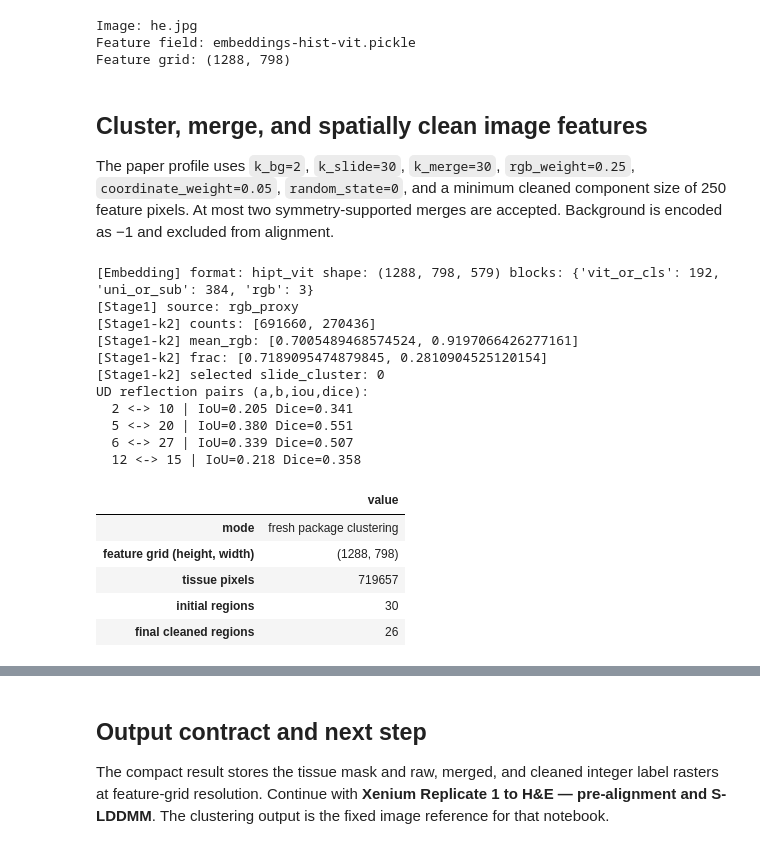
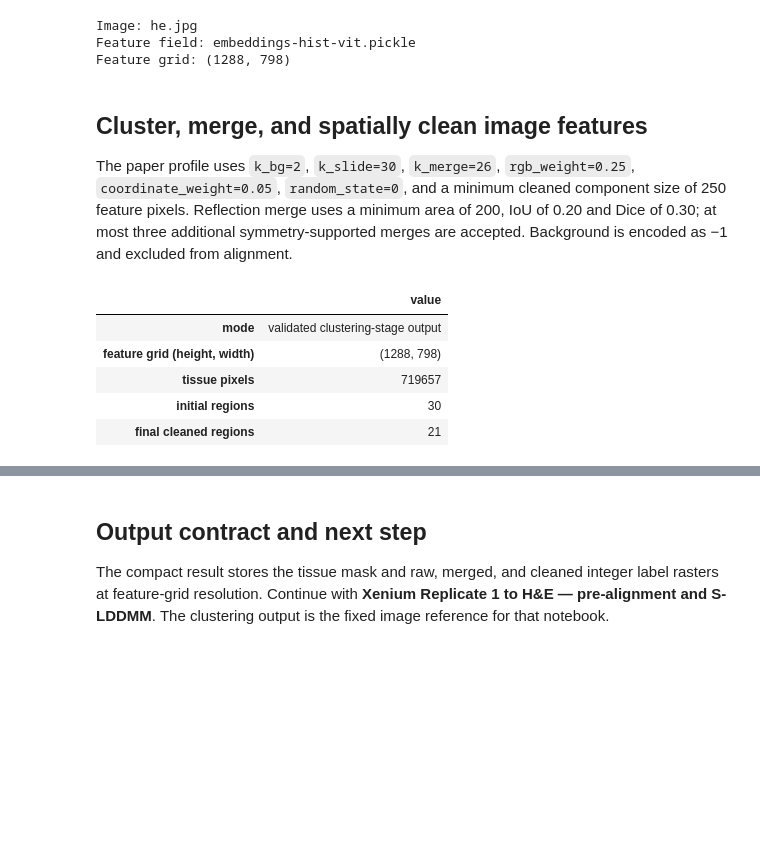
Before and after one commit to dsong-lab/spAlignDE, a Jupyter notebook: docs/source/source_notebooks/cross_modality/st_he_feature_clustering_nb.ipynb, the cells around one changed output, grey strips where cells are left out. Saved outputs shown, nothing was run; the diff lists cells and outputs as text; code cells hidden in the pictures; blank space fills up the shorter version.

```diff
--- a/docs/source/source_notebooks/cross_modality/st_he_feature_clustering_nb.ipynb
+++ b/docs/source/source_notebooks/cross_modality/st_he_feature_clustering_nb.ipynb
@@ -83,55 +81,58 @@ Feature grid: (1288, 798)
 # %% [markdown]
 ## Cluster, merge, and spatially clean image features
 
-The paper profile uses `k_bg=2`, `k_slide=30`, `k_merge=30`,
+The paper profile uses `k_bg=2`, `k_slide=30`, `k_merge=26`,
 `rgb_weight=0.25`, `coordinate_weight=0.05`, `random_state=0`, and a minimum
-cleaned component size of 250 feature pixels. At most two symmetry-supported
-merges are accepted. Background is encoded as −1 and excluded from alignment.
+cleaned component size of 250 feature pixels. Reflection merge uses a minimum
+area of 200, IoU of 0.20 and Dice of 0.30; at most three additional
+symmetry-supported merges are accepted. Background is encoded as −1 and
+excluded from alignment.
 # %%
 completed_stage = os.environ.get("SPALIGNDE_DOCUMENTATION_CLUSTER_DIR")
 if completed_stage:
     histology = spAlignDE.load_histology_clustering(completed_stage)
     execution_mode = "validated clustering-stage output"
 else:
     histology = spAlignDE.cluster_histology_features(
         features,
         CLUSTER_DIR,
         config=spAlignDE.HistologyClusteringConfig(
+            merged_clusters=26,
+            do_reflection_merge=True,
+            symmetry_axis="ud",
+            reflection_min_area=200,
+            reflection_min_iou=0.20,
+            reflection_min_dice=0.30,
+            symmetry_max_merges=3,
+            symmetry_min_score_gain=0.02,
+            symmetry_min_reflected_dice=0.15,
+            symmetry_max_centroid_distance=0.15,
+            symmetry_min_feature_cosine=0.30,
+            cleanup_min_size=250,
             random_state=WORKFLOW_SEED,
         ),
     )
     execution_mode = "fresh package clustering"
 
 display(
     pd.Series(
         {
             "mode": execution_mode,
             "feature grid (height, width)": histology.shape,
             "tissue pixels": int(histology.tissue_mask.sum()),
             "initial regions": int(histology.summary["regions"]["labels_full_raw"]),
             "final cleaned regions": histology.n_structures,
         },
         name="value",
     ).to_frame()
 )
 # %% [output]
-[Embedding] format: hipt_vit shape: (1288, 798, 579) blocks: {'vit_or_cls': 192, 'uni_or_sub': 384, 'rgb': 3}
-[Stage1] source: rgb_proxy
-[Stage1-k2] counts: [691660, 270436]
-[Stage1-k2] mean_rgb: [0.7005489468574524, 0.9197066426277161]
-[Stage1-k2] frac: [0.7189095474879845, 0.2810904525120154]
-[Stage1-k2] selected slide_cluster: 0
-UD reflection pairs (a,b,iou,dice):
-  2 <-> 10 | IoU=0.205 Dice=0.341
-  5 <-> 20 | IoU=0.380 Dice=0.551
-  6 <-> 27 | IoU=0.339 Dice=0.507
-  12 <-> 15 | IoU=0.218 Dice=0.358
 |  | value |
-| mode | fresh package clustering |
+| mode | validated clustering-stage output |
 | feature grid (height, width) | (1288, 798) |
 | tissue pixels | 719657 |
 | initial regions | 30 |
-| final cleaned regions | 26 |
+| final cleaned regions | 21 |
 # %% [markdown]
 ## Quality control: image to final structures
 
```
Also changed, not shown: parts of 3 cells of this notebook, 13 other files.
